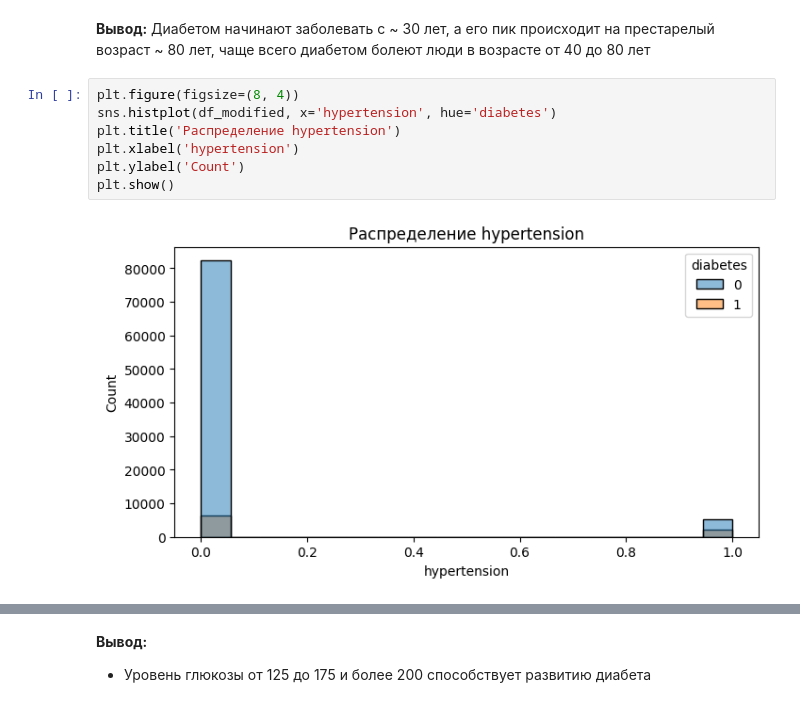
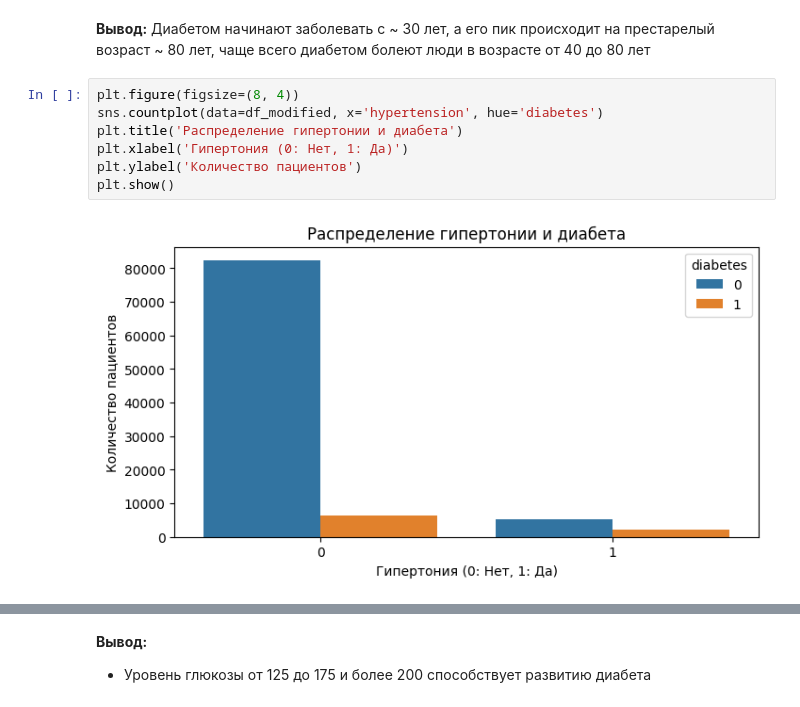
Before and after one commit to AlexeyOrehov/homework, a Jupyter notebook: home_work_1.7/HW_1.7.ipynb, the cells around one changed output, grey strips where cells are left out. Saved outputs shown, nothing was run; the diff lists cells and outputs as text.

```diff
--- a/home_work_1.7/HW_1.7.ipynb
+++ b/home_work_1.7/HW_1.7.ipynb
@@ -204,10 +204,10 @@ plt.show()
 Диабетом начинают заболевать с ~ 30 лет, а его пик происходит на престарелый возраст ~ 80 лет, чаще всего диабетом болеют люди в возрасте от 40 до 80 лет
 # %%
 plt.figure(figsize=(8, 4))
-sns.histplot(df_modified, x='hypertension', hue='diabetes')
-plt.title('Распределение hypertension')
-plt.xlabel('hypertension')
-plt.ylabel('Count')
+sns.countplot(data=df_modified, x='hypertension', hue='diabetes')
+plt.title('Распределение гипертонии и диабета')
+plt.xlabel('Гипертония (0: Нет, 1: Да)')
+plt.ylabel('Количество пациентов')
 plt.show()
 # %% [output]
-[figure, old version]
+[figure, new version]
```
Also changed, not shown: parts of 15 cells of this notebook.
